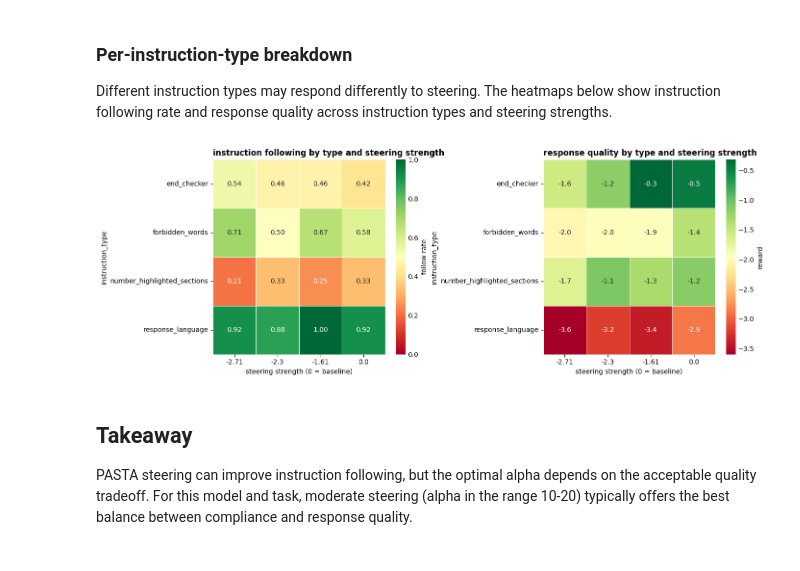
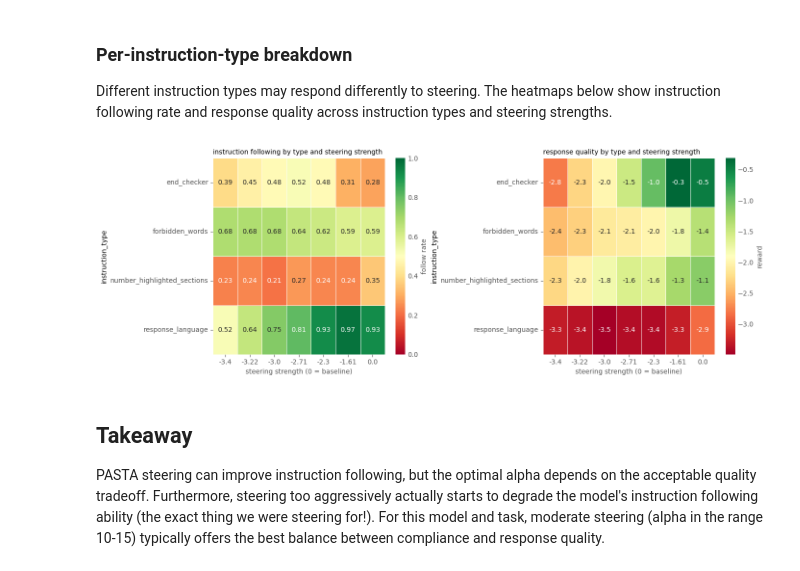
Before and after one commit to emiehling/AISteer360, a Jupyter notebook: examples/notebooks/benchmark_instruction_following/instruction_following.ipynb, the cells around one changed output. Drawn from its saved outputs; the diff is of its cells as text; code cells hidden in the pictures.

```diff
--- a/examples/notebooks/benchmark_instruction_following/instruction_following.ipynb
+++ b/examples/notebooks/benchmark_instruction_following/instruction_following.ipynb
@@ -9,6 +9,7 @@ import pandas as pd
 import numpy as np
 import matplotlib.pyplot as plt
 import matplotlib.gridspec as gridspec
+from pathlib import Path
 from datasets import load_dataset
 from transformers import logging as hf_logging
 
@@ -28,9 +29,14 @@ from aisteer360.evaluation.utils.data_utils import (
 from aisteer360.evaluation.utils.viz_utils import (
     plot_metric_heatmap,
     plot_sensitivity,
-    plot_tradeoff_with_pareto,
+    plot_tradeoff,
 )
 
 hf_logging.set_verbosity_error()
 
 MODEL_NAME = "Qwen/Qwen2.5-1.5B-Instruct"
+
+# directory for saving figures (local to this notebook)
+NOTEBOOK_DIR = Path(__file__).parent if "__file__" in dir() else Path.cwd() / "examples/notebooks/benchmark_instruction_following"
+FIGURE_DIR = NOTEBOOK_DIR / "figures"
+FIGURE_DIR.mkdir(exist_ok=True)
@@ -188,9 +192,9 @@ pasta_spec = ControlSpec(
         {"alpha": 5.0},
         {"alpha": 10.0},
         {"alpha": 15.0},
-        # {"alpha": 20.0},
-        # {"alpha": 25.0},
-        # {"alpha": 30.0},
+        {"alpha": 20.0},
+        {"alpha": 25.0},
+        {"alpha": 30.0},
     ],
     name="PASTA",
 )
@@ -232,7 +236,7 @@ benchmark = Benchmark(
         "attn_implementation": "eager",
     },
     device_map="auto",
-    num_trials=2
+    num_trials=10
 )
 # %% [markdown]
 Running the benchmark yields the profiles across the baseline and the full set of configurations in the spec.
@@ -508,32 +526,35 @@ instr_summary = (
 # %%
 fig, axes = plt.subplots(1, 2, figsize=(14, 5))
 
 follow_pivot = instr_summary.pivot(index="instruction_type", columns="steering_strength", values="follow_rate")
 reward_pivot = instr_summary.pivot(index="instruction_type", columns="steering_strength", values="mean_reward")
 
 plot_metric_heatmap(
     follow_pivot,
     ax=axes[0],
     title="instruction following by type and steering strength",
     xlabel="steering strength (0 = baseline)",
     vmin=0, vmax=1,
     cbar_label="follow rate",
+    save_path=FIGURE_DIR / "heatmap_follow_rate.png",
 )
 
 plot_metric_heatmap(
     reward_pivot,
     ax=axes[1],
     title="response quality by type and steering strength",
     xlabel="steering strength (0 = baseline)",
     fmt=".1f",
     cbar_label="reward",
+    save_path=FIGURE_DIR / "heatmap_reward.png",
 )
 
 plt.tight_layout()
+# fig.savefig(FIGURE_DIR / "per_instruction_heatmaps.png", bbox_inches="tight", dpi=150)
 plt.show()
 # %% [output]
-[figure, old version]
+[figure, new version]
 # %% [markdown]
 ## Takeaway
 
-PASTA steering can improve instruction following, but the optimal alpha depends on the acceptable quality tradeoff. For this model and task, moderate steering (alpha in the range 10-20) typically offers the best balance between compliance and response quality.
+PASTA steering can improve instruction following, but the optimal alpha depends on the acceptable quality tradeoff. Furthermore, steering too aggressively actually starts to degrade the model's instruction following ability (the exact thing we were steering for!). For this model and task, moderate steering (alpha in the range 10-15) typically offers the best balance between compliance and response quality.
```
Also changed, not shown: parts of 7 cells of this notebook, 2 other files.
